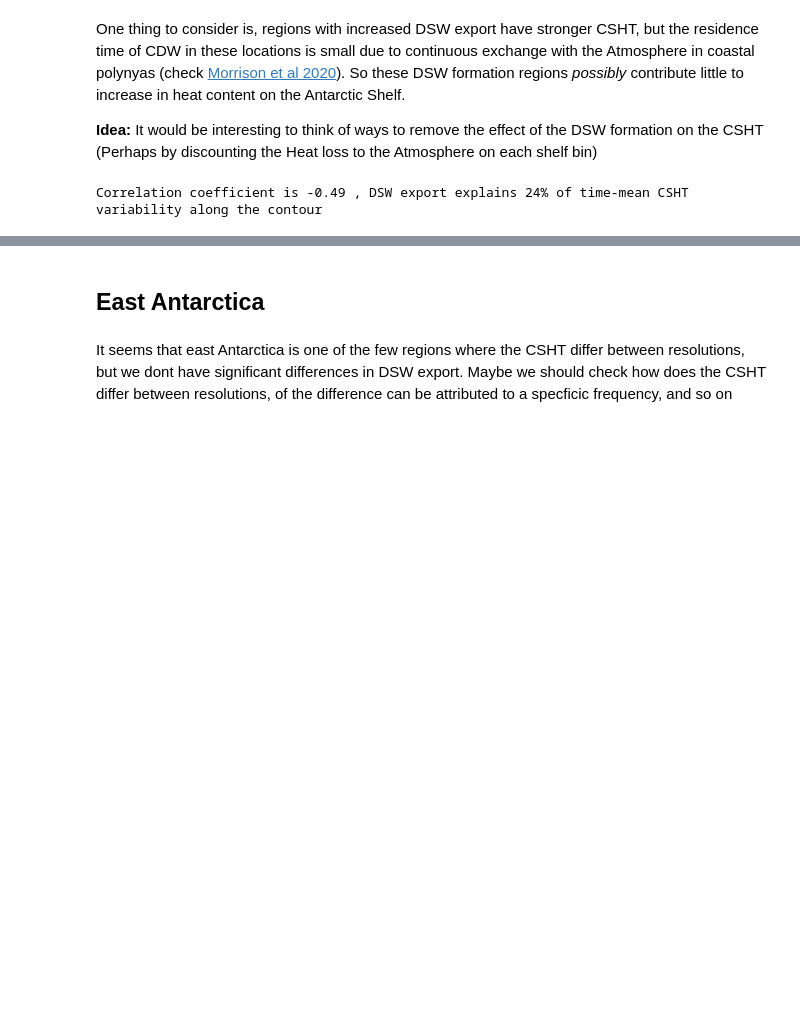
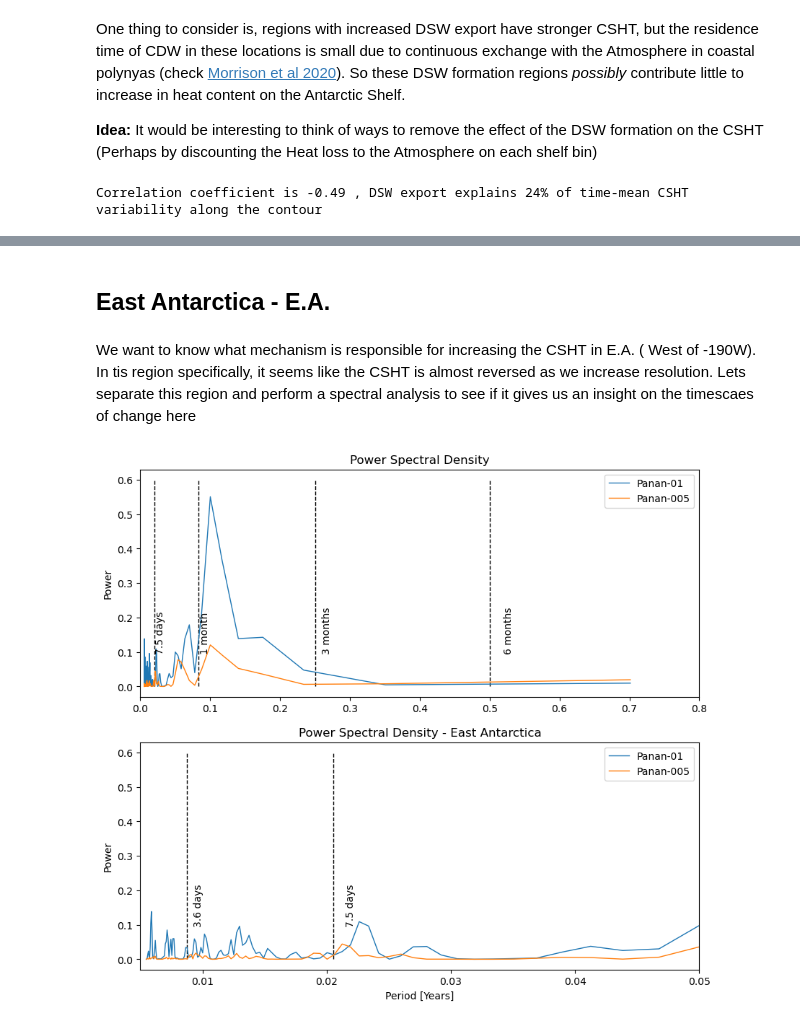
Before and after one commit to willaguiar/Panan_HT_ASC, a Jupyter notebook: Jupyter/CSHT_resolutions_totalandtimescales.ipynb, the cells around one changed output, grey strips where cells are left out. Cells and saved outputs as stored; diff of their text form; code cells hidden in the pictures; blank space fills up the shorter version.

Commit message:
Updated resolution comparisson

```diff
--- a/Jupyter/CSHT_resolutions_totalandtimescales.ipynb
+++ b/Jupyter/CSHT_resolutions_totalandtimescales.ipynb
@@ -740,4 +780,2 @@ Correlation coefficient is -0.49 , DSW export explains 24% of time-mean CSHT var
 # %% [markdown]
-## East Antarctica
+## East Antarctica - E.A.
-# %% [markdown]
-It seems that east Antarctica is one of the few regions where the CSHT differ between resolutions, but we dont have significant differences in DSW export. Maybe we should check how does the CSHT differ between resolutions, of the difference can be attributed to a specficic frequency, and so on
@@ -789,0 +782,65 @@ It seems that east Antarctica is one of the few regions where the CSHT differ be
+# %% [markdown]
+We want to know what mechanism is responsible for increasing the CSHT in E.A. ( West of -190W). In tis region specifically, it seems like the CSHT is almost reversed as we increase resolution. Lets separate this region and perform a spectral analysis to see if it gives us an insight on the timescaes of change here
+# %%
+#for panan01
+P01_total_daily_EA = P01_binned_CSHT_ZC_z.where(P01_binned_CSHT_ZC_z.lon_bin_midpoints<=-190,drop=True).sum('z_l')
+P01_ZC_daily_EA = P01_binned_ZC_z.where(P01_binned_ZC_z.lon_bin_midpoints<=-190,drop=True).sum('z_l')*p01_factor
+P01_CSHT_daily_EA = P01_binned_CSHT_z.where(P01_binned_CSHT_z.lon_bin_midpoints<=-190,drop=True).sum('z_l')*p01_factor
+
+
+#for panan005
+P005_total_daily_EA = P005_binned_CSHT_ZC_z.where(P005_binned_CSHT_ZC_z.lon_bin_midpoints<=-190,drop=True).sum('z_l')
+P005_ZC_daily_EA = P005_binned_ZC_z.where(P005_binned_ZC_z.lon_bin_midpoints<=-190,drop=True).sum('z_l')*p005_factor
+P005_CSHT_daily_EA = P005_binned_CSHT_z.where(P005_binned_CSHT_z.lon_bin_midpoints<=-190,drop=True).sum('z_l')*p005_factor
+# %%
+plt.figure(figsize=(10, 9))
+
+plt.subplot(2,1,1)
+# Compute the power spectral density
+frequencies01, psd01 = signal.welch(P01_total_daily_EA/1e12, fs=1)
+frequencies005, psd005 = signal.welch(P005_total_daily_EA/1e12, fs=1)
+plt.plot(1/frequencies01/365, psd01, label = 'Panan-01',lw=1)
+plt.plot(1/frequencies005/365, psd005, label = 'Panan-005',lw=1)
+
+
+plt.title('Power Spectral Density')
+plt.vlines(0.5,0,0.6, color='black', linestyle='dashed', zorder=-1,lw=1); plt.text(0.52,.1,'6 months',rotation=90)
+plt.vlines(1/4,0,0.6, color='black', linestyle='dashed', zorder=-1,lw=1); plt.text(0.26,.1,'3 months',rotation=90)
+plt.vlines(1/12,0,0.6, color='black', linestyle='dashed', zorder=-1,lw=1); plt.text((1/12)+0.002,.1,'1 month',rotation=90)
+plt.vlines((1/365)*7.5,0,0.6, color='black', linestyle='dashed', zorder=-1,lw=1); plt.text((1/365)*7.5+0.001,.1,'7.5 days',rotation=90)
+# plt.vlines((1/365)*3.6,0,1e6, color='black', linestyle='dashed', zorder=-1,lw=1); plt.text((1/365)*3.6+0.0005,1,'3.6 days',rotation=90)
+# plt.vlines((1/365)*2.7,0,1e6, color='black', linestyle='dashed', zorder=-1,lw=1); plt.text((1/365)*2.7+0.0002,1,'2.7 days',rotation=90)
+#plt.vlines((1/365)*2.25,0,1e6, color='black', linestyle='dashed', zorder=-1,lw=1);
+
+
+#plt.xlabel('Period [Years]')
+plt.ylabel('Power')
+plt.xlim(0,0.8)
+# plt.grid()
+plt.legend()
+
+
+
+plt.subplot(2,1,2)
+# Compute the power spectral density
+plt.plot(1/frequencies01/365, psd01, label = 'Panan-01',lw=1)
+plt.plot(1/frequencies005/365, psd005, label = 'Panan-005',lw=1)
+
+
+plt.title('Power Spectral Density - East Antarctica')
+plt.vlines((1/365)*7.5,0,0.6, color='black', linestyle='dashed', zorder=-1,lw=1); plt.text((1/365)*7.5+0.001,0.1,'7.5 days',rotation=90)
+plt.vlines((1/365)*3.2,0,0.6, color='black', linestyle='dashed', zorder=-1,lw=1); plt.text((1/365)*3.2+0.0005,0.1,'3.6 days',rotation=90)
+
+
+plt.xlabel('Period [Years]')
+plt.ylabel('Power')
+plt.xlim(0.005,0.05)
+#plt.ylim(0,0.6)
+# plt.grid()
+plt.legend()
+
+
+#plt.savefig(figdir+'RESlinear_EA_CSHT_spectrum.png',dpi=300,bbox_inches='tight')
+plt.show()
+# %% [output]
+[figure, added]
```
Also changed, not shown: parts of 11 cells of this notebook.
